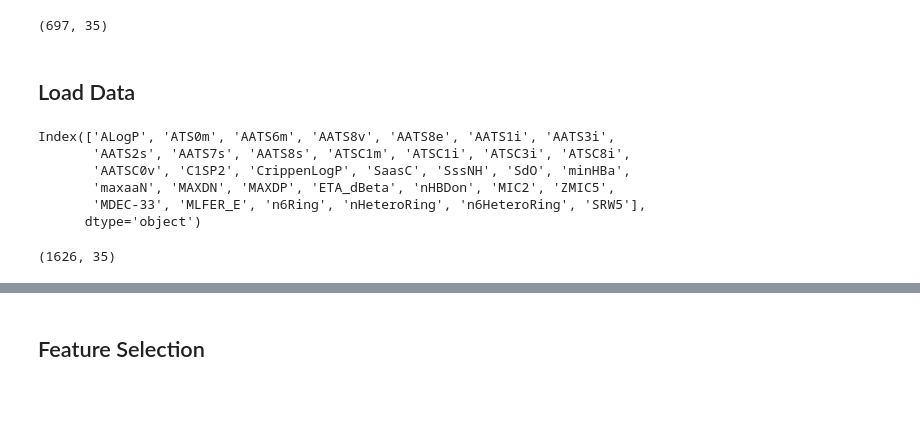
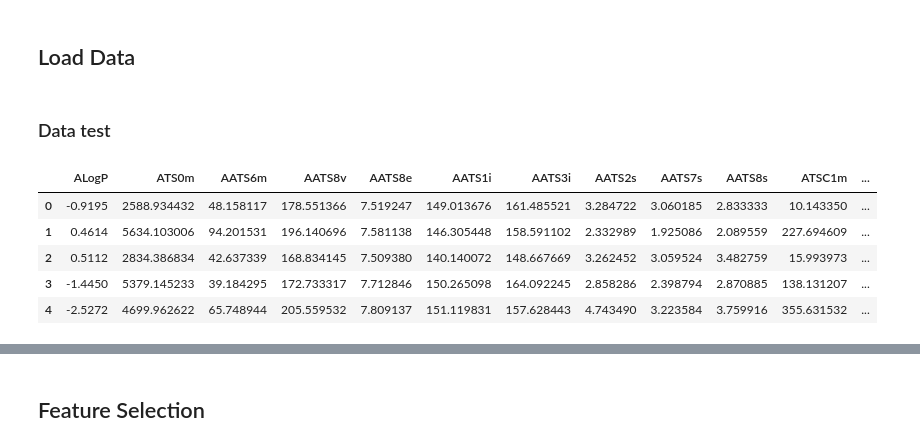
Before and after one commit to relfarizi/Tubes_Chemo_Informatics, a Jupyter notebook: Feature_Selection.ipynb, the cells around one changed output, grey strips where cells are left out. Saved outputs shown, nothing was run; the diff lists cells and outputs as text; code cells hidden in the pictures; blank space fills up the shorter version.

```diff
--- a/Feature_Selection.ipynb
+++ b/Feature_Selection.ipynb
@@ -1,31 +1,17 @@
-# %%
-import pandas as pd
-
-#data_test = pd.read_csv("data/test.csv")
-link ="https://raw.githubusercontent.com/relfarizi/Tubes_Chemo_Informatics/master/Data/"
-link = "Data/"
-data_test = pd.read_csv(link+"test.csv")
-data_test_fitur = data_test.iloc[:,:34]
-data_test_label = data_test.iloc[:,34]
-data_test.shape
-# %% [output]
-(697, 35)
 # %% [markdown]
 ## Load Data
+# %% [markdown]
+### Data test
 # %%
-#data_train = pd.read_csv("data/train.csv")
 data_train = pd.read_csv(link+"train.csv")
 data_train_fitur = data_train.iloc[:,:34]
 data_train_label = data_train.iloc[:,34]
 feature = data_train_fitur.columns
-print(feature)
-data_train.shape
-#data_train_label
+data_train.head(5)
 # %% [output]
-Index(['ALogP', 'ATS0m', 'AATS6m', 'AATS8v', 'AATS8e', 'AATS1i', 'AATS3i',
-       'AATS2s', 'AATS7s', 'AATS8s', 'ATSC1m', 'ATSC1i', 'ATSC3i', 'ATSC8i',
-       'AATSC0v', 'C1SP2', 'CrippenLogP', 'SaasC', 'SssNH', 'SdO', 'minHBa',
-       'maxaaN', 'MAXDN', 'MAXDP', 'ETA_dBeta', 'nHBDon', 'MIC2', 'ZMIC5',
-       'MDEC-33', 'MLFER_E', 'n6Ring', 'nHeteroRing', 'n6HeteroRing', 'SRW5'],
-      dtype='object')
-(1626, 35)
+|  | ALogP | ATS0m | AATS6m | AATS8v | AATS8e | AATS1i | AATS3i | AATS2s | AATS7s | AATS8s | ATSC1m | ... |
+| 0 | -0.9195 | 2588.934432 | 48.158117 | 178.551366 | 7.519247 | 149.013676 | 161.485521 | 3.284722 | 3.060185 | 2.833333 | 10.143350 | ... |
+| 1 | 0.4614 | 5634.103006 | 94.201531 | 196.140696 | 7.581138 | 146.305448 | 158.591102 | 2.332989 | 1.925086 | 2.089559 | 227.694609 | ... |
+| 2 | 0.5112 | 2834.386834 | 42.637339 | 168.834145 | 7.509380 | 140.140072 | 148.667669 | 3.262452 | 3.059524 | 3.482759 | 15.993973 | ... |
+| 3 | -1.4450 | 5379.145233 | 39.184295 | 172.733317 | 7.712846 | 150.265098 | 164.092245 | 2.858286 | 2.398794 | 2.870885 | 138.131207 | ... |
+| 4 | -2.5272 | 4699.962622 | 65.748944 | 205.559532 | 7.809137 | 151.119831 | 157.628443 | 4.743490 | 3.223584 | 3.759916 | 355.631532 | ... |
```
Also changed, not shown: parts of 31 cells of this notebook.
